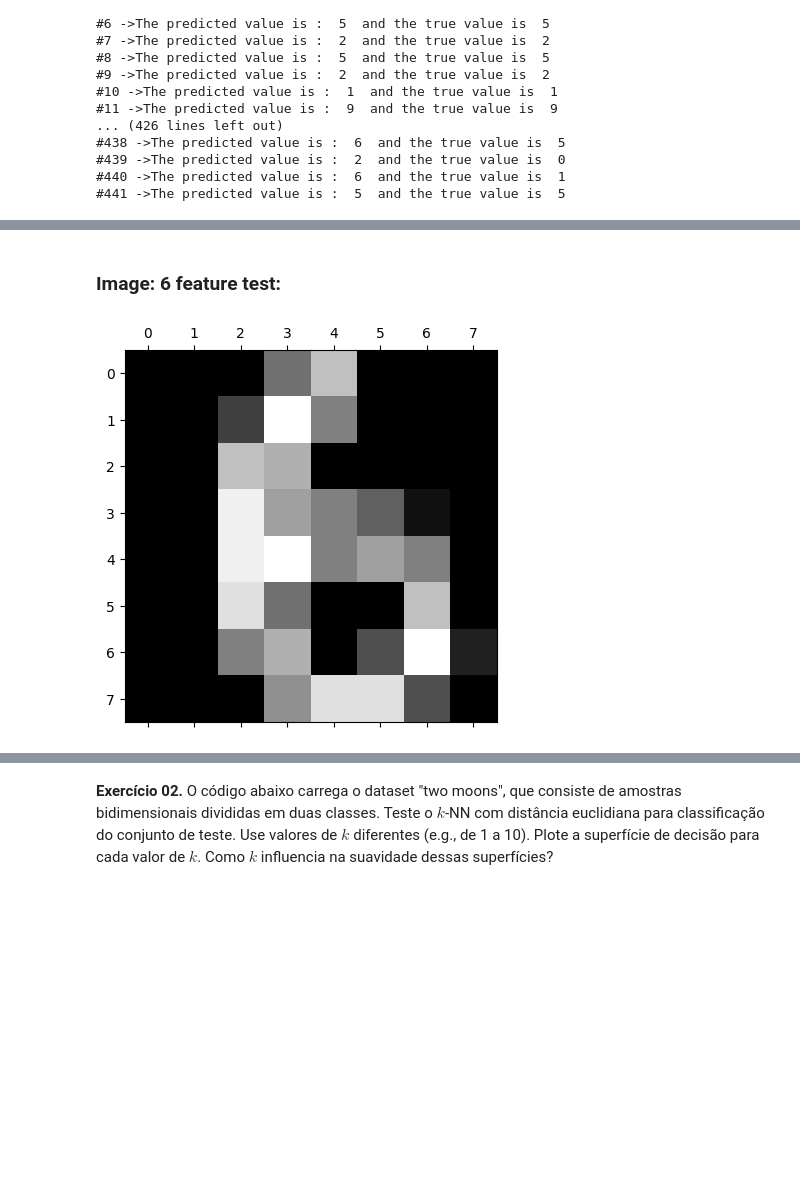
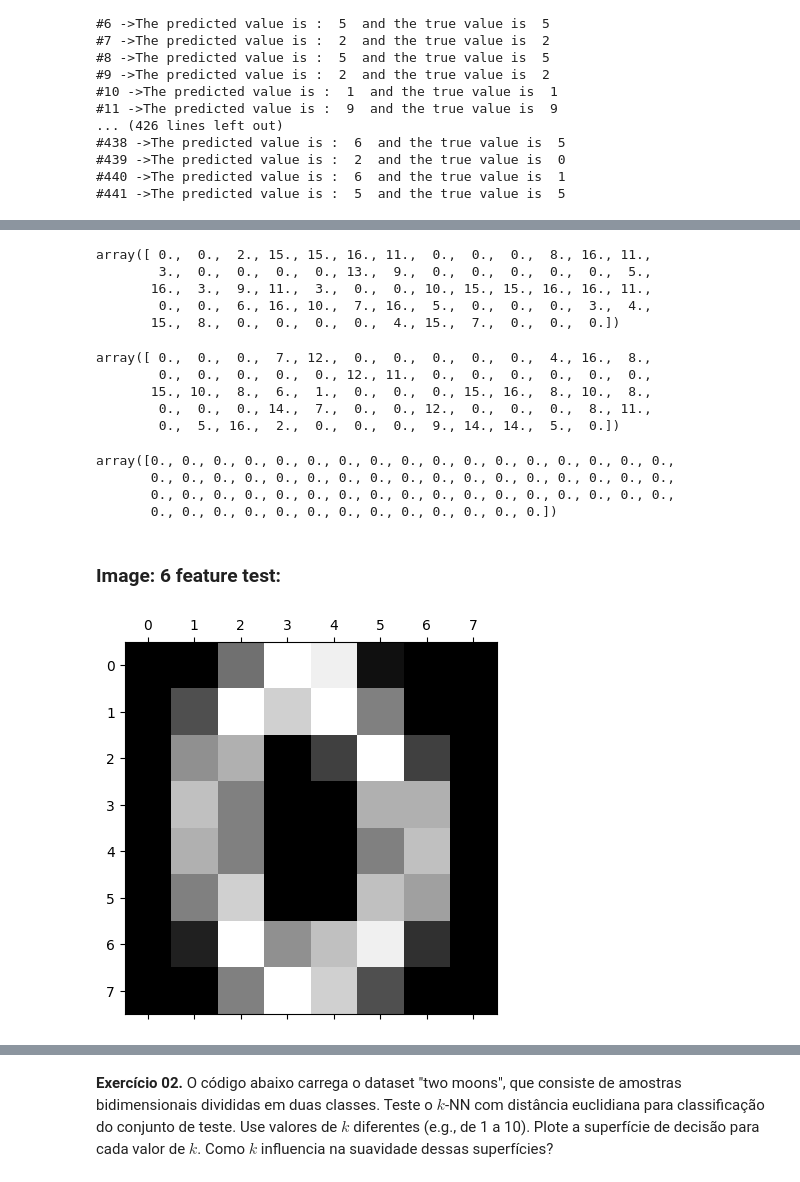
Before and after one commit to andvsilva/dataset, a Jupyter notebook: knn/ML_exercise_1.ipynb, the cells around one changed output, grey strips where cells are left out. Saved outputs shown, nothing was run; the diff lists cells and outputs as text; code cells hidden in the pictures; blank space fills up the shorter version.

```diff
--- a/knn/ML_exercise_1.ipynb
+++ b/knn/ML_exercise_1.ipynb
@@ -155,9 +210,32 @@ for k in range(1,2):
+# %%
+mnist.features_train[0]
+# %% [output]
+array([ 0.,  0.,  2., 15., 15., 16., 11.,  0.,  0.,  0.,  8., 16., 11.,
+        3.,  0.,  0.,  0.,  0., 13.,  9.,  0.,  0.,  0.,  0.,  0.,  5.,
+       16.,  3.,  9., 11.,  3.,  0.,  0., 10., 15., 15., 16., 16., 11.,
+        0.,  0.,  6., 16., 10.,  7., 16.,  5.,  0.,  0.,  0.,  3.,  4.,
+       15.,  8.,  0.,  0.,  0.,  0.,  4., 15.,  7.,  0.,  0.,  0.])
+# %%
+mnist.features_test[0]
+# %% [output]
+array([ 0.,  0.,  0.,  7., 12.,  0.,  0.,  0.,  0.,  0.,  4., 16.,  8.,
+        0.,  0.,  0.,  0.,  0., 12., 11.,  0.,  0.,  0.,  0.,  0.,  0.,
+       15., 10.,  8.,  6.,  1.,  0.,  0.,  0., 15., 16.,  8., 10.,  8.,
+        0.,  0.,  0., 14.,  7.,  0.,  0., 12.,  0.,  0.,  0.,  8., 11.,
+        0.,  5., 16.,  2.,  0.,  0.,  0.,  9., 14., 14.,  5.,  0.])
+# %%
+mnist.features_train[0] - mnist.features_train[0]
+# %% [output]
+array([0., 0., 0., 0., 0., 0., 0., 0., 0., 0., 0., 0., 0., 0., 0., 0., 0.,
+       0., 0., 0., 0., 0., 0., 0., 0., 0., 0., 0., 0., 0., 0., 0., 0., 0.,
+       0., 0., 0., 0., 0., 0., 0., 0., 0., 0., 0., 0., 0., 0., 0., 0., 0.,
+       0., 0., 0., 0., 0., 0., 0., 0., 0., 0., 0., 0., 0.])
 # %% [markdown]
 ### Image: 6 feature test:
 # %%
 # To plot one of them, you should reshape it back into (8, 8)
-plt.matshow(mnist.features_test[0].reshape(8, 8))
+plt.matshow(mnist.features_test[439].reshape(8, 8))
 plt.gray()
 plt.show()
 # %% [output]
-[figure, old version]
+[figure, new version]
```
Also changed, not shown: parts of 30 cells of this notebook, 16 other files.
